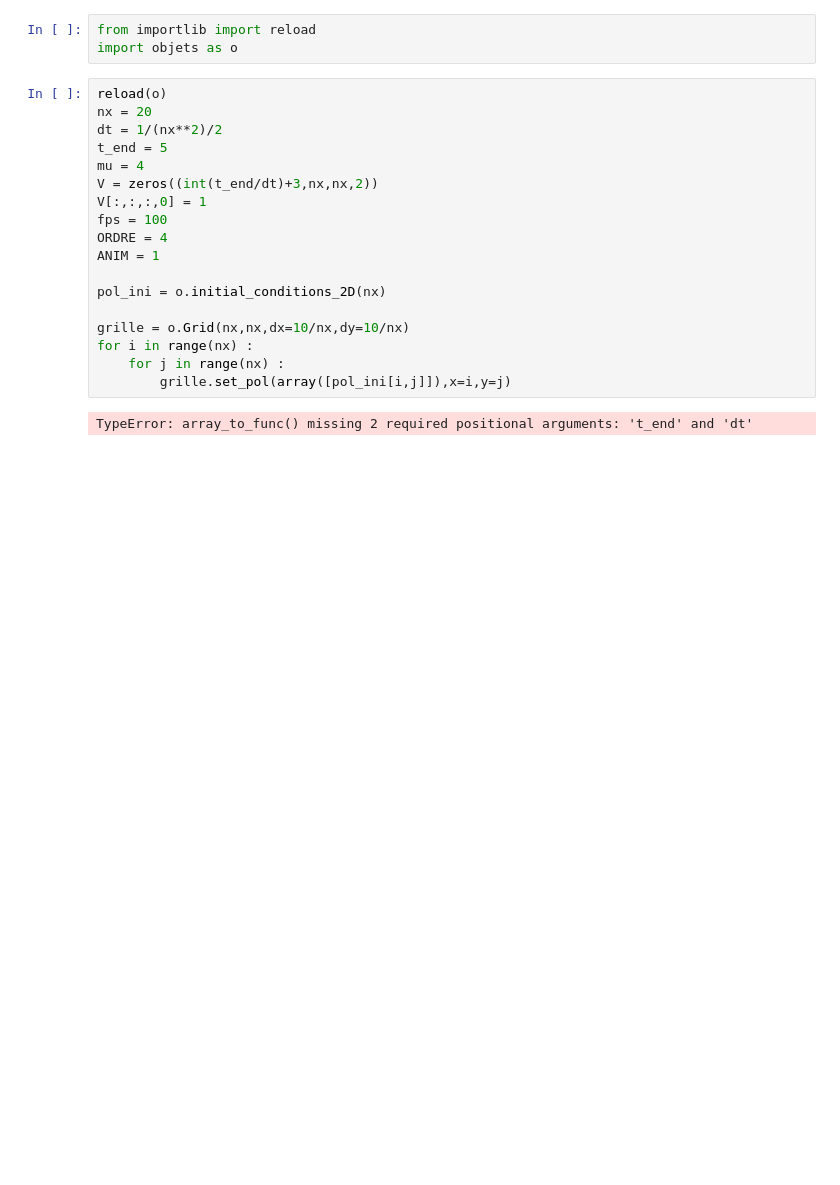
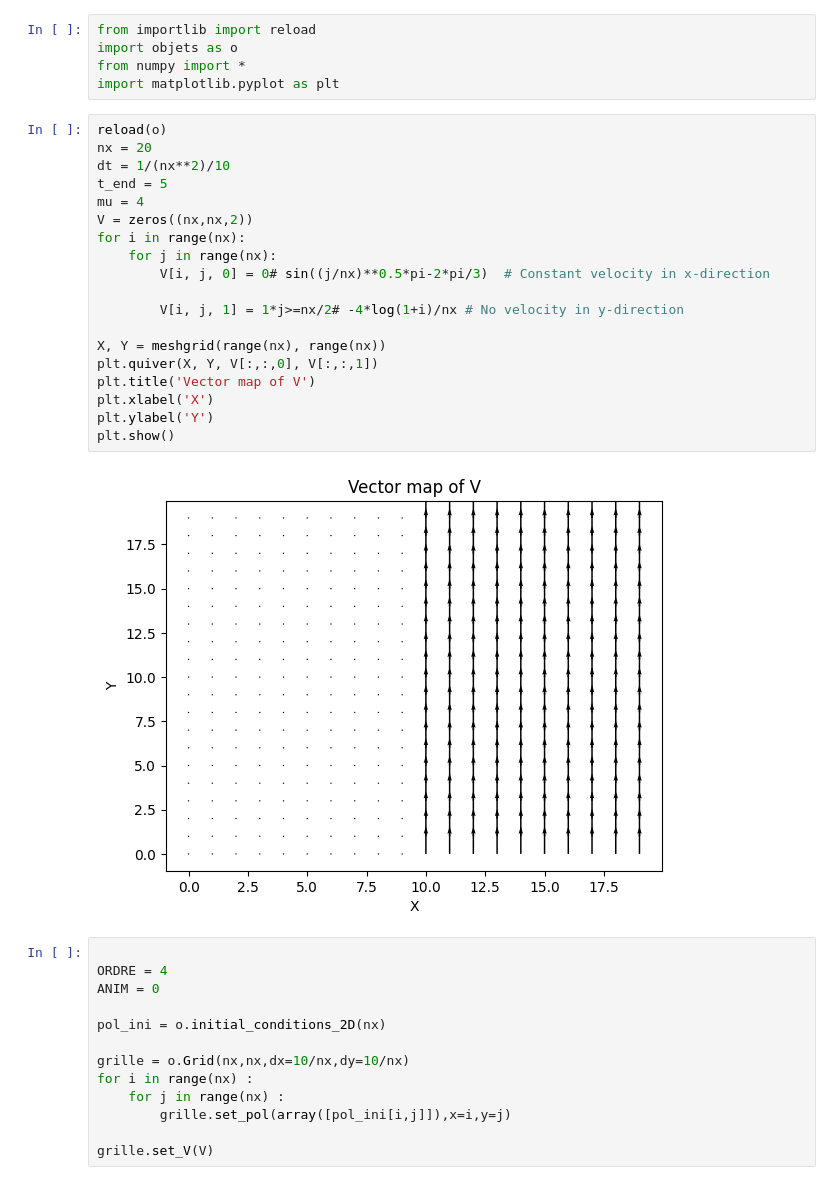
Before and after one commit to vbarreau/Overflow, a Jupyter notebook: test_2D.ipynb, the cells around one changed output. Cells and saved outputs as stored; diff of their text form; blank space fills up the shorter version.

```diff
--- a/test_2D.ipynb
+++ b/test_2D.ipynb
@@ -1,17 +1,33 @@
 # %%
 from importlib import reload
 import objets as o
+from numpy import *
+import matplotlib.pyplot as plt
+# %%
+reload(o)
+nx = 20
+dt = 1/(nx**2)/10
+t_end = 5
+mu = 4
+V = zeros((nx,nx,2))
+for i in range(nx):
+    for j in range(nx):
+        V[i, j, 0] = 0# sin((j/nx)**0.5*pi-2*pi/3)  # Constant velocity in x-direction
+
+        V[i, j, 1] = 1*j>=nx/2# -4*log(1+i)/nx # No velocity in y-direction
+
+X, Y = meshgrid(range(nx), range(nx))
+plt.quiver(X, Y, V[:,:,0], V[:,:,1])
+plt.title('Vector map of V')
+plt.xlabel('X')
+plt.ylabel('Y')
+plt.show()
+# %% [output]
+[figure, added]
 # %%
-reload(o)
-nx = 20
-dt = 1/(nx**2)/2
-t_end = 5
-mu = 4
-V = zeros((int(t_end/dt)+3,nx,nx,2))
-V[:,:,:,0] = 1
-fps = 100
+
 ORDRE = 4
-ANIM = 1
+ANIM = 0
 
 pol_ini = o.initial_conditions_2D(nx)
 
@@ -19,8 +35,8 @@ grille = o.Grid(nx,nx,dx=10/nx,dy=10/nx)
 for i in range(nx) :
     for j in range(nx) :
         grille.set_pol(array([pol_ini[i,j]]),x=i,y=j)
+
+grille.set_V(V)
-# %% [output]
-TypeError: array_to_func() missing 2 required positional arguments: 't_end' and 'dt'
 # %%
 X = linspace(0,1,nx)
 Y = X
```
Also changed, not shown: parts of 4 cells of this notebook, 6 other files.
